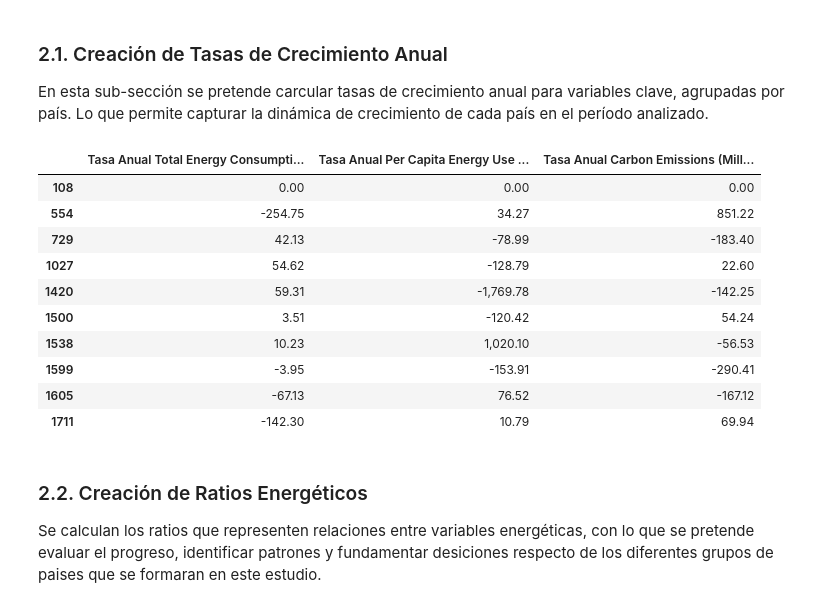
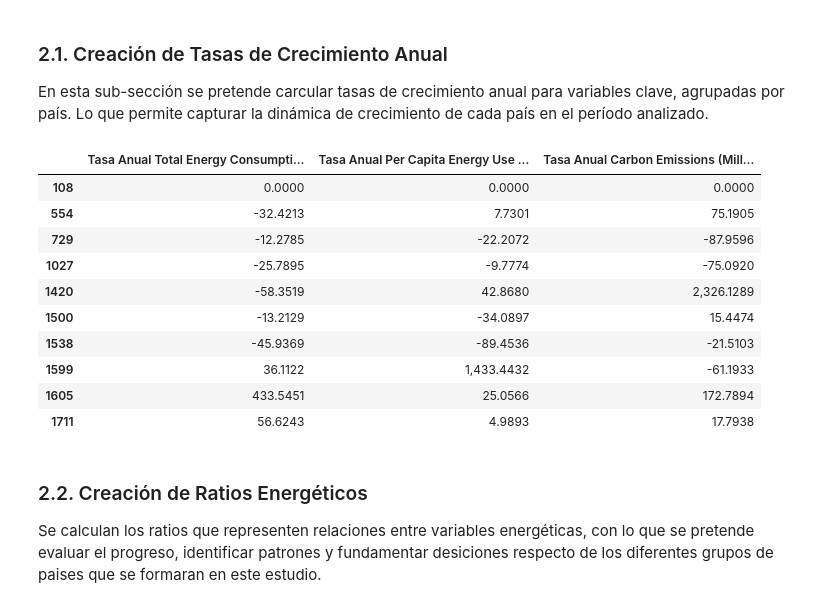
Before and after one commit to juanma200109/GLOBAL_ENERGY_ML_PROJECT, a Jupyter notebook: notebooks/03_ingenieria_caracteristicas.ipynb, the cells around one changed output. Saved outputs shown, nothing was run; the diff lists cells and outputs as text; code cells hidden in the pictures.

```diff
--- a/notebooks/03_ingenieria_caracteristicas.ipynb
+++ b/notebooks/03_ingenieria_caracteristicas.ipynb
@@ -24,14 +37,14 @@ import src.visualizacion as vis
 # %%
 # Configración de Pandas
 pd.set_option('display.max_columns', None)
-pd.set_option('display.float_format', '{:,.2f}'.format)
+pd.set_option('display.float_format', '{:,.4f}'.format)
 pd.set_option('display.max_rows', 50)
 
 # Configuación de NumPy
 np.set_printoptions(precision=2, suppress=True)
 
 # Configuración de Scikit-learn
-rscaler = RobustScaler()
+scaler = RobustScaler()
 # %% [markdown]
 * Rutas
 # %%
@@ -43,2 +56,2 @@ output_data = os.path.join('..', 'data', 'procesados', 'global_energy_consumptio
 # %%
-df = pre.cargar_datos(data_path)
+df = pre.cargar_datos(raw_path)
@@ -119,33 +136,25 @@ Filas duplicadas: 0
 
 En esta sub-sección se pretende carcular tasas de crecimiento anual para variables clave, agrupadas por país. Lo que permite capturar la dinámica de crecimiento de cada país en el período analizado.
 # %%
-# Ordenar el dataset por 'Country' y 'Year'
-df = df.sort_values(['Country', 'Year'])
-
 # Calcular tasas de crecimiento anual para variables seleccionadas
 columnas_tasa_anual = ['Total Energy Consumption (TWh)', 'Per Capita Energy Use (kWh)', 'Carbon Emissions (Million Tons)']
 
-for col in columnas_tasa_anual:
-    df[f"Tasa Anual {col}"] = df.groupby('Country')[col].pct_change() * 100
-
-# Imputar valores faltantes en tasas de crecimiento con 0
-col_tasa_anual = [f"Tasa Anual {col}" for col in columnas_tasa_anual]
-df[col_tasa_anual] = df[col_tasa_anual].fillna(0)
+df = ic.calcular_tasas_crecimiento_anual(df,columnas_tasa_anual, 'Country', 'Year')
 
 # Verificar nuevas columnas
-df[col_tasa_anual].head(10)
+df.iloc[:, -3:].head(10)
 # %% [output]
 |  | Tasa Anual Total Energy Consumpti... | Tasa Anual Per Capita Energy Use ... | Tasa Anual Carbon Emissions (Mill... |
-| 108 | 0.00 | 0.00 | 0.00 |
-| 554 | -254.75 | 34.27 | 851.22 |
-| 729 | 42.13 | -78.99 | -183.40 |
-| 1027 | 54.62 | -128.79 | 22.60 |
-| 1420 | 59.31 | -1,769.78 | -142.25 |
-| 1500 | 3.51 | -120.42 | 54.24 |
-| 1538 | 10.23 | 1,020.10 | -56.53 |
-| 1599 | -3.95 | -153.91 | -290.41 |
-| 1605 | -67.13 | 76.52 | -167.12 |
-| 1711 | -142.30 | 10.79 | 69.94 |
+| 108 | 0.0000 | 0.0000 | 0.0000 |
+| 554 | -32.4213 | 7.7301 | 75.1905 |
+| 729 | -12.2785 | -22.2072 | -87.9596 |
+| 1027 | -25.7895 | -9.7774 | -75.0920 |
+| 1420 | -58.3519 | 42.8680 | 2,326.1289 |
+| 1500 | -13.2129 | -34.0897 | 15.4474 |
+| 1538 | -45.9369 | -89.4536 | -21.5103 |
+| 1599 | 36.1122 | 1,433.4432 | -61.1933 |
+| 1605 | 433.5451 | 25.0566 | 172.7894 |
+| 1711 | 56.6243 | 4.9893 | 17.7938 |
 # %% [markdown]
 ### 2.2. Creación de Ratios Energéticos
 
```
Also changed, not shown: parts of 19 cells of this notebook, 4 other files.
